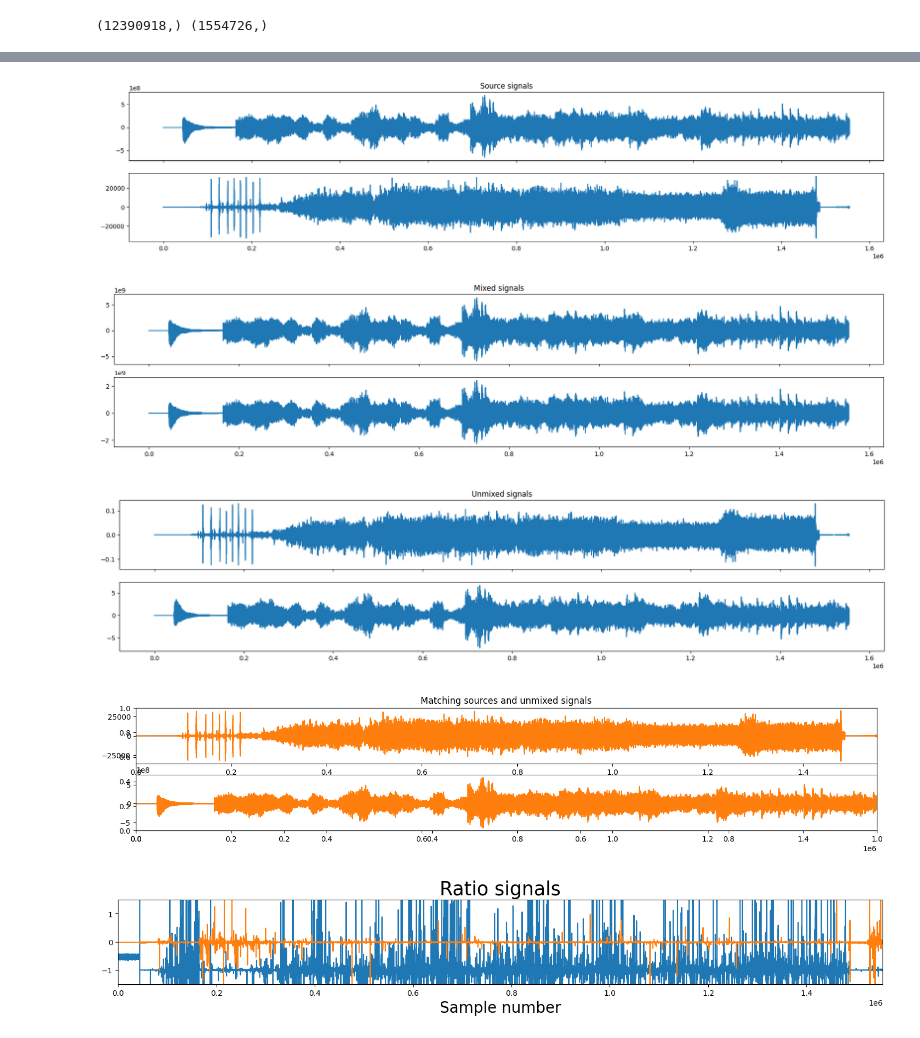
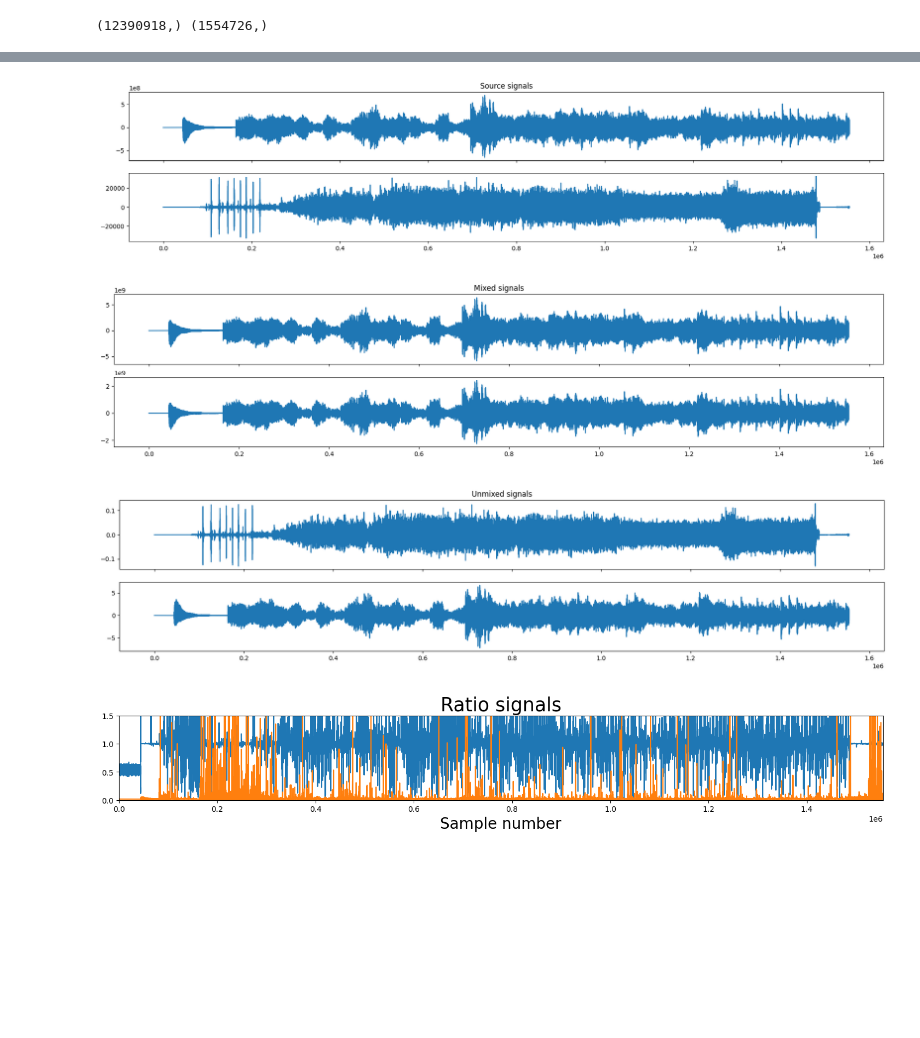
Before and after one commit to ylefay/independent_component_analysis, a Jupyter notebook: experiments/exp1_sounds/exp1_sounds.ipynb, the cells around one changed output, grey strips where cells are left out. Cells and saved outputs as stored; diff of their text form; code cells hidden in the pictures; blank space fills up the shorter version.

```diff
--- a/experiments/exp1_sounds/exp1_sounds.ipynb
+++ b/experiments/exp1_sounds/exp1_sounds.ipynb
@@ -30,6 +30,6 @@ S=[s1, s2]
 S, X, Xw = mix_sources(S, normalise=False)
 wf.write('./sound_mixture.wav', sampling_rate_2, X.mean(axis=0).astype(np.float32))
 # %%
-W,_ = fast_ica(Xw, 1, 1e-8, 5000) #Nour's method.
+W,mcc = fast_ica(Xw, 1, 1e-8, 5000, true_sources=S) #Nour's method.
 # %% [output]
 component 0
@@ -52,50 +61,37 @@ for i in range(n_signals):
     axes[i].plot(S[i])
 
 # Plot mixed signals
 fig, axes = plt.subplots(nrows=n_signals, ncols=1, figsize=(18, 4),sharex=True)
 fig.tight_layout() # Or equivalently,  "plt.tight_layout()"
 axes[0].set_title('Mixed signals')
 for i in range(n_signals):
     axes[i].plot(X[i])
 
 
 # Plot recovered signals (unmixed)
 fig, axes = plt.subplots(nrows=n_signals, ncols=1, figsize=(18, 4),sharex=True)
 fig.tight_layout() # Or equivalently,  "plt.tight_layout()"
 axes[0].set_title('Unmixed signals')
 for i in range(n_signals):
     axes[i].plot(unMixed[i])
 
 Sw, _, _ = centering_and_whitening(S)
-
-plt.figure(figsize=(18,3))
-plt.title("Matching sources and unmixed signals")
-for i in range(X.shape[0]):
-    perm = np.argmax(np.abs(unMixed[i,:] @ Sw.T))
-    plt.subplot(n_signals,1,i+1)
-    plt.plot(unMixed[i,:].T)
-    plt.plot(S[perm].T)
-    plt.xlim(0, S.shape[1])
-    # ax.set_ylim(-1.5, 1.5)
-
-Sw, _, _ = centering_and_whitening(S)
 perm = jnp.argmax(jnp.abs(unMixed @ S.T),
                     axis=0)
 
 fig, ax = plt.subplots(1, 1, figsize=[18, 2])
 for i in range(X.shape[0]):
-    ax.plot(unMixed[perm[i]] / Sw[i], '-', label='Recovered signals')
+    ax.plot(np.abs(unMixed[perm[i]] / Sw[i]), '-', label='Recovered signals')
 ax.set_xlabel('Sample number', fontsize=20)
 ax.set_title('Ratio signals', fontsize=25)
 ax.set_xlim(0, S.shape[1])
-ax.set_ylim(-1.5, 1.5)
+ax.set_ylim(0, 1.5)
 plt.show()
 # %% [output]
 [figure]
 [figure]
-[figure, old version]
+[figure, new version]
-[figure, old version]
+[figure, new version]
-[figure, removed]
 # %%
 wf.write('output/s1_predicted.wav', sampling_rate_2, unMixed[0].astype(np.float32))
 wf.write('output/s2_predicted.wav', sampling_rate_2, unMixed[1].astype(np.float32))
```
Also changed, not shown: parts of 4 cells of this notebook, 10 other files.
